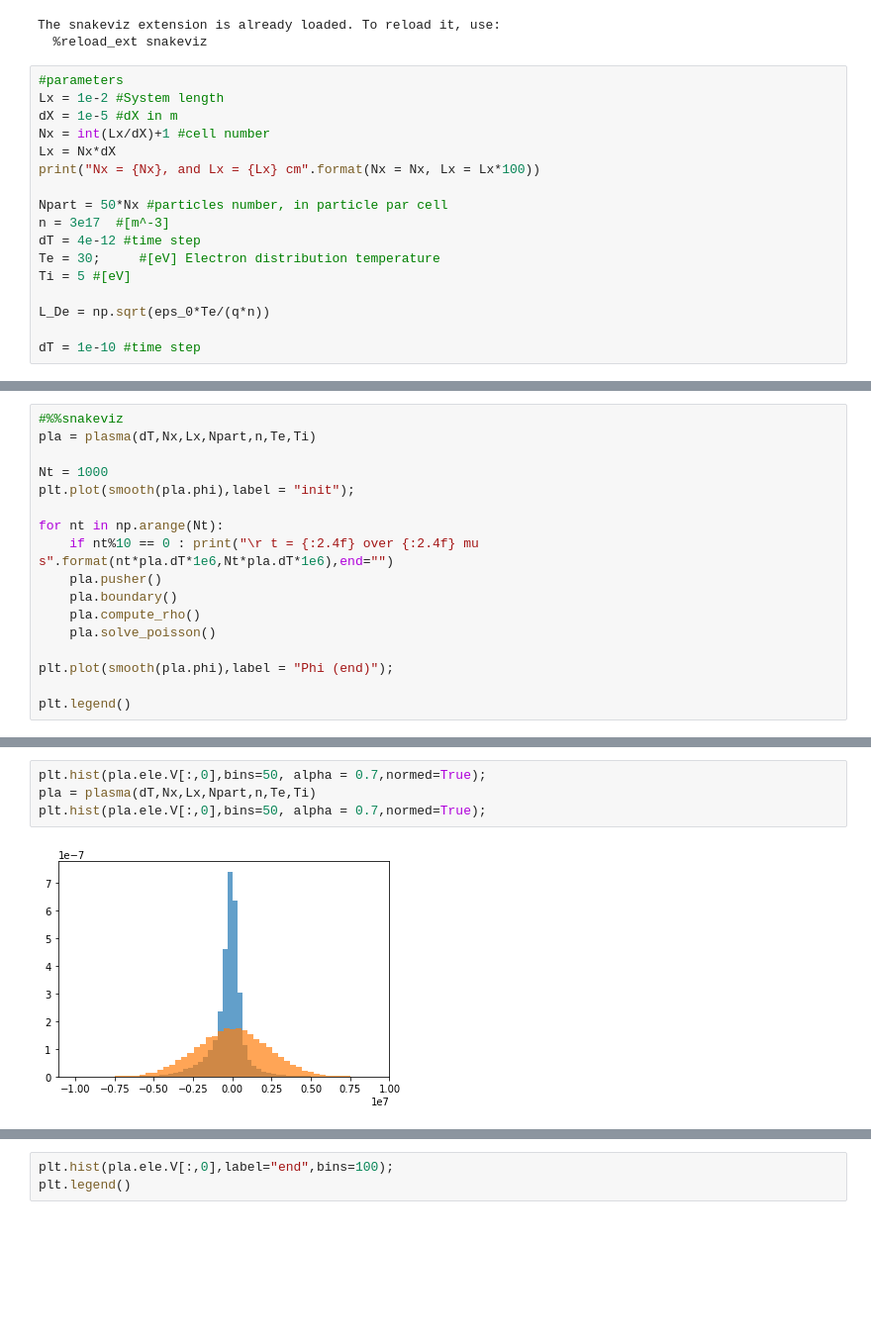
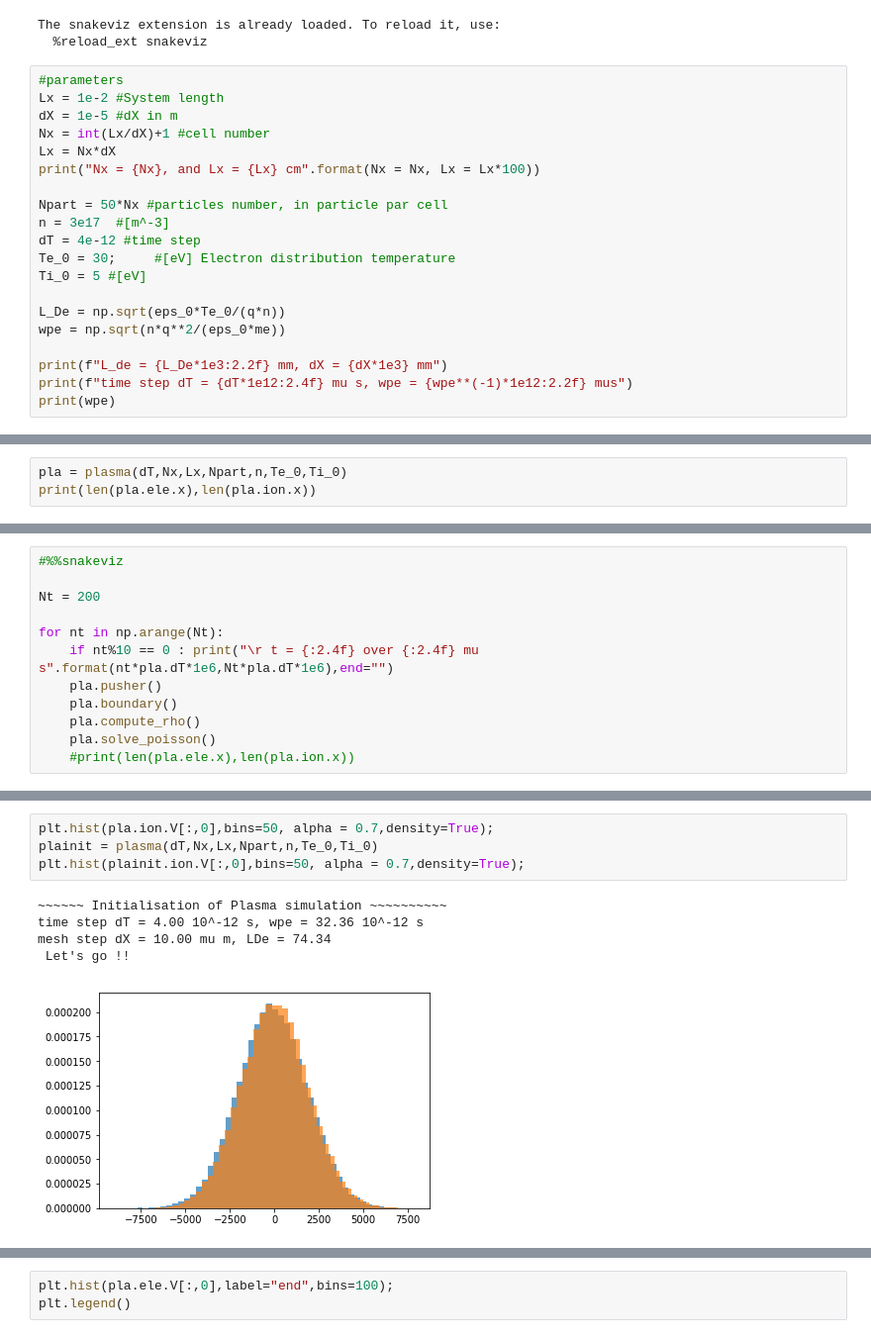
Before and after one commit to antoinetavant/1D_PIC, a Jupyter notebook: Main.ipynb, the cells around one changed output, grey strips where cells are left out. Shown at 99% size. Saved outputs shown, nothing was run; the diff lists cells and outputs as text; blank space fills up the shorter version.

```diff
--- a/Main.ipynb
+++ b/Main.ipynb
@@ -42,11 +42,14 @@ print("Nx = {Nx}, and Lx = {Lx} cm".format(Nx = Nx, Lx = Lx*100))
 Npart = 50*Nx #particles number, in particle par cell
 n = 3e17  #[m^-3]
 dT = 4e-12 #time step
-Te = 30;     #[eV] Electron distribution temperature
-Ti = 5 #[eV]
+Te_0 = 30;     #[eV] Electron distribution temperature
+Ti_0 = 5 #[eV]
 
-L_De = np.sqrt(eps_0*Te/(q*n))
+L_De = np.sqrt(eps_0*Te_0/(q*n))
+wpe = np.sqrt(n*q**2/(eps_0*me))
 
-dT = 1e-10 #time step
+print(f"L_de = {L_De*1e3:2.2f} mm, dX = {dX*1e3} mm")
+print(f"time step dT = {dT*1e12:2.4f} mu s, wpe = {wpe**(-1)*1e12:2.2f} mus")
+print(wpe)
 # %% [output]
 Nx = 1000, and Lx = 1.0 cm
@@ -52,0 +59,3 @@ Nx = 1000, and Lx = 1.0 cm
+# %%
+pla = plasma(dT,Nx,Lx,Npart,n,Te_0,Ti_0)
+print(len(pla.ele.x),len(pla.ion.x))
@@ -53,9 +68,7 @@ Nx = 1000, and Lx = 1.0 cm
 # %%
 #%%snakeviz
-pla = plasma(dT,Nx,Lx,Npart,n,Te,Ti)
 
-Nt = 1000
-plt.plot(smooth(pla.phi),label = "init");
+Nt = 200
 
 for nt in np.arange(Nt):
     if nt%10 == 0 : print("\r t = {:2.4f} over {:2.4f} mu s".format(nt*pla.dT*1e6,Nt*pla.dT*1e6),end="")
@@ -63,8 +76,5 @@ for nt in np.arange(Nt):
     pla.boundary()
     pla.compute_rho()
     pla.solve_poisson()
-
-plt.plot(smooth(pla.phi),label = "Phi (end)");
-
-plt.legend()
+    #print(len(pla.ele.x),len(pla.ion.x))
 # %% [output]
@@ -82,6 +97,10 @@ print(pla.ne.sum()*Lx,pla.ni.sum()*Lx)
 # %%
-plt.hist(pla.ele.V[:,0],bins=50, alpha = 0.7,normed=True);
-pla = plasma(dT,Nx,Lx,Npart,n,Te,Ti)
-plt.hist(pla.ele.V[:,0],bins=50, alpha = 0.7,normed=True);
+plt.hist(pla.ion.V[:,0],bins=50, alpha = 0.7,density=True);
+plainit = plasma(dT,Nx,Lx,Npart,n,Te_0,Ti_0)
+plt.hist(plainit.ion.V[:,0],bins=50, alpha = 0.7,density=True);
 # %% [output]
+~~~~~~ Initialisation of Plasma simulation ~~~~~~~~~~
+time step dT = 4.00 10^-12 s, wpe = 32.36 10^-12 s
+mesh step dX = 10.00 mu m, LDe = 74.34
+ Let's go !!
-[figure, old version]
+[figure, new version]
```
Also changed, not shown: parts of 11 cells of this notebook, 4 other files.
